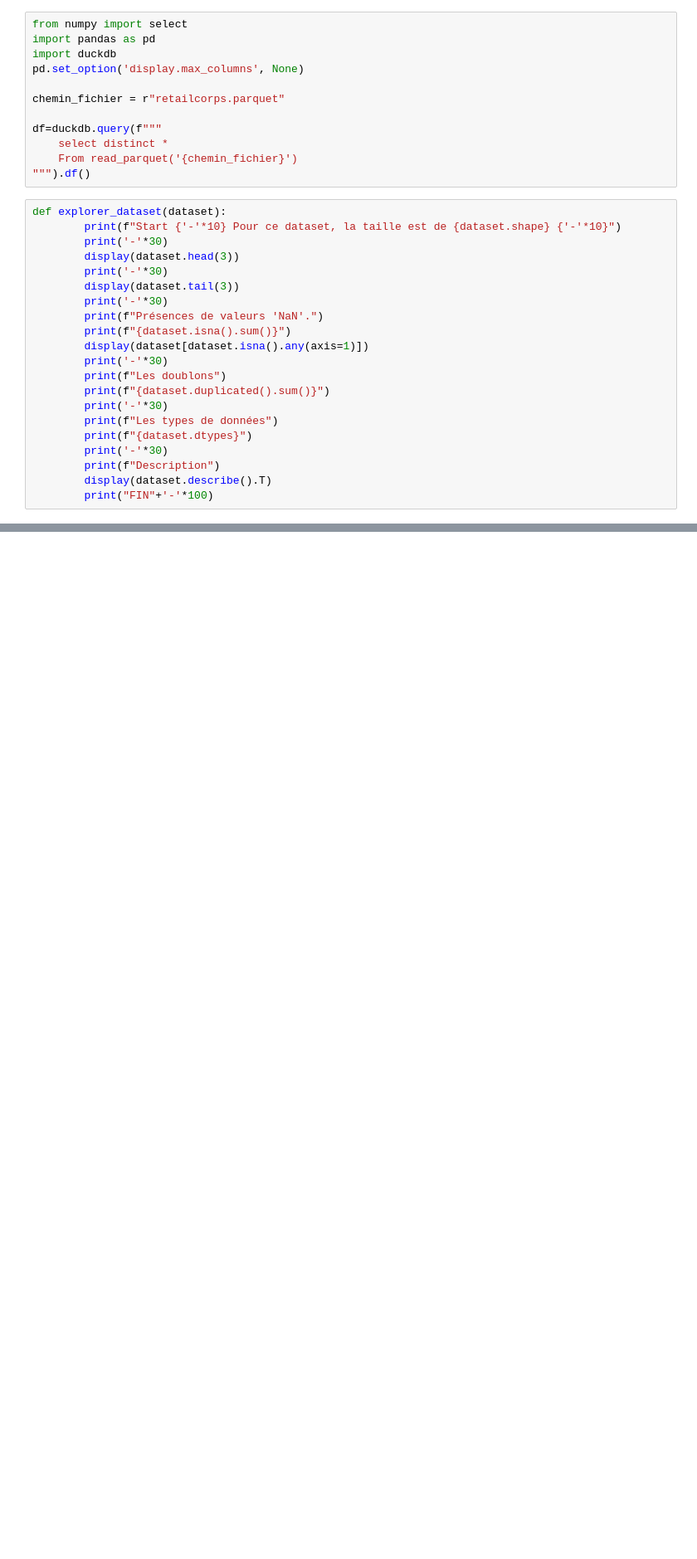
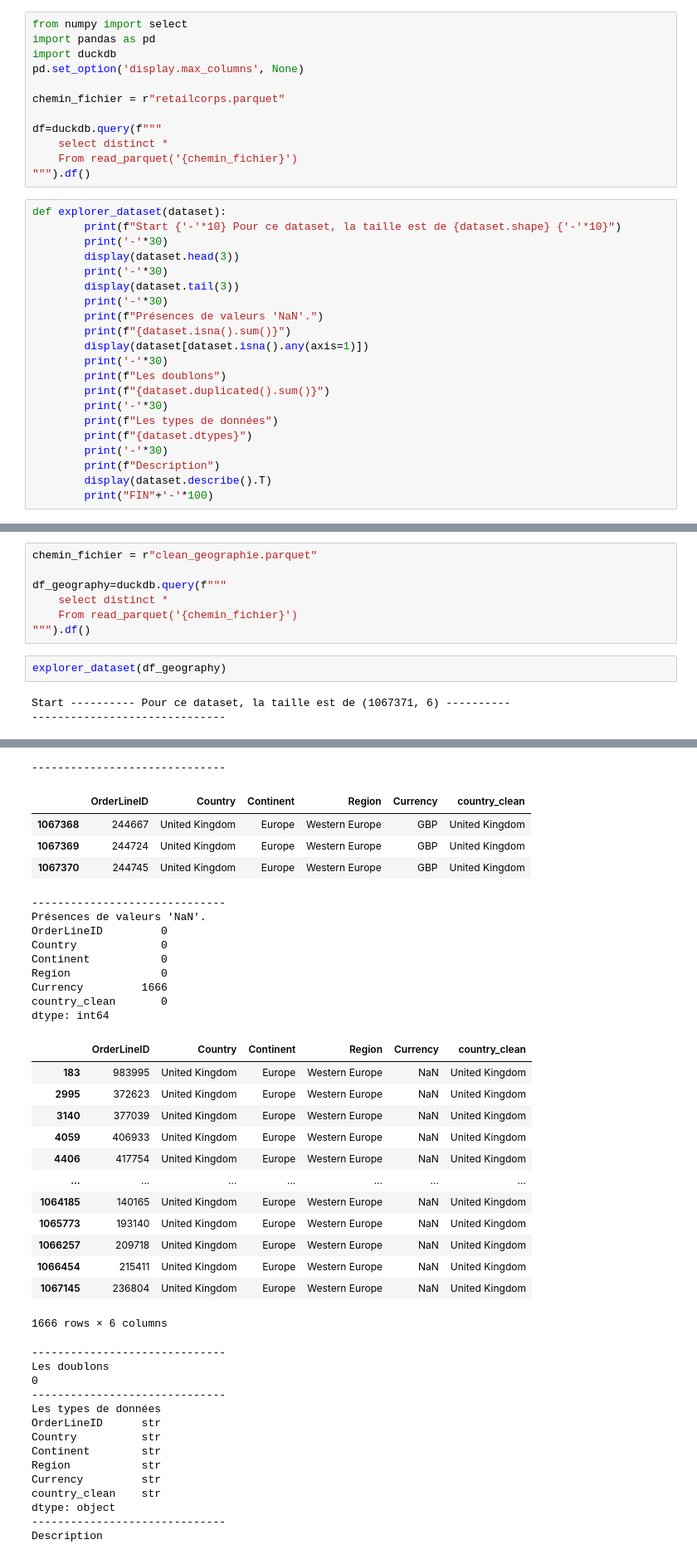
Before and after one commit to clawyunkai/Brief-15_retailcorps_Marketing, a Jupyter notebook: 01_Exploration&Nettoyage_Chris.ipynb, the cells around one changed output, grey strips where cells are left out. Shown at 83% size. Cells and saved outputs as stored; diff of their text form; blank space fills up the shorter version.

Commit message:
Ajout nouveaux parquets

```diff
--- a/01_Exploration&Nettoyage_Chris.ipynb
+++ b/01_Exploration&Nettoyage_Chris.ipynb
@@ -387,0 +924,12 @@ plt.show()
+# %%
+chemin_fichier = r"clean_geographie.parquet"
+
+df_geography=duckdb.query(f"""
+    select distinct *
+    From read_parquet('{chemin_fichier}')
+""").df()
+# %%
+explorer_dataset(df_geography)
+# %% [output]
+Start ---------- Pour ce dataset, la taille est de (1067371, 6) ----------
+------------------------------
@@ -387,0 +940,41 @@ plt.show()
+------------------------------
+|  | OrderLineID | Country | Continent | Region | Currency | country_clean |
+| 1067368 | 244667 | United Kingdom | Europe | Western Europe | GBP | United Kingdom |
+| 1067369 | 244724 | United Kingdom | Europe | Western Europe | GBP | United Kingdom |
+| 1067370 | 244745 | United Kingdom | Europe | Western Europe | GBP | United Kingdom |
+------------------------------
+Présences de valeurs 'NaN'.
+OrderLineID         0
+Country             0
+Continent           0
+Region              0
+Currency         1666
+country_clean       0
+dtype: int64
+|  | OrderLineID | Country | Continent | Region | Currency | country_clean |
+| 183 | 983995 | United Kingdom | Europe | Western Europe | NaN | United Kingdom |
+| 2995 | 372623 | United Kingdom | Europe | Western Europe | NaN | United Kingdom |
+| 3140 | 377039 | United Kingdom | Europe | Western Europe | NaN | United Kingdom |
+| 4059 | 406933 | United Kingdom | Europe | Western Europe | NaN | United Kingdom |
+| 4406 | 417754 | United Kingdom | Europe | Western Europe | NaN | United Kingdom |
+| ... | ... | ... | ... | ... | ... | ... |
+| 1064185 | 140165 | United Kingdom | Europe | Western Europe | NaN | United Kingdom |
+| 1065773 | 193140 | United Kingdom | Europe | Western Europe | NaN | United Kingdom |
+| 1066257 | 209718 | United Kingdom | Europe | Western Europe | NaN | United Kingdom |
+| 1066454 | 215411 | United Kingdom | Europe | Western Europe | NaN | United Kingdom |
+| 1067145 | 236804 | United Kingdom | Europe | Western Europe | NaN | United Kingdom |
+1666 rows × 6 columns
+------------------------------
+Les doublons
+0
+------------------------------
+Les types de données
+OrderLineID      str
+Country          str
+Continent        str
+Region           str
+Currency         str
+country_clean    str
+dtype: object
+------------------------------
+Description
```
Also changed, not shown: parts of 24 cells of this notebook, 10 other files.
